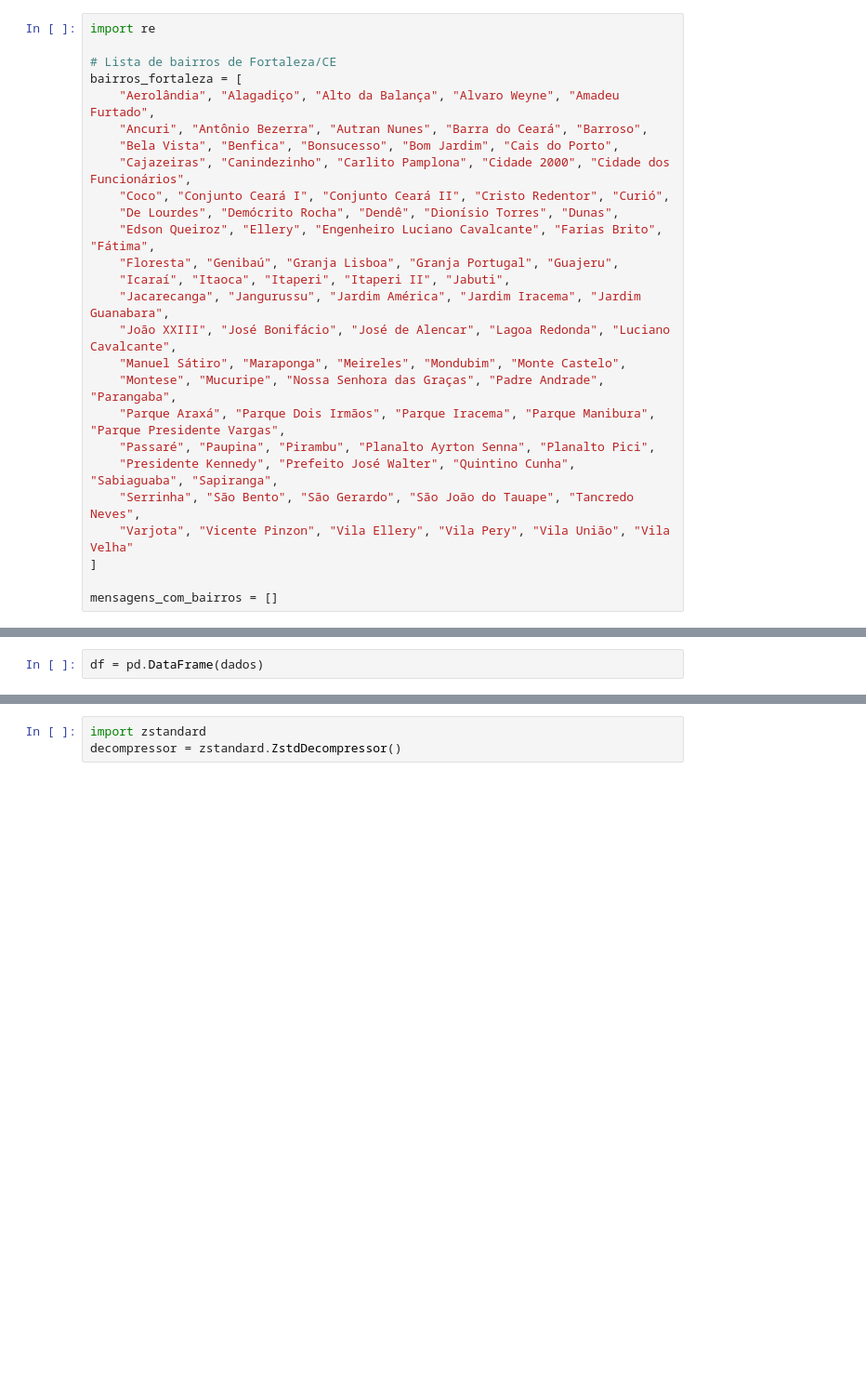
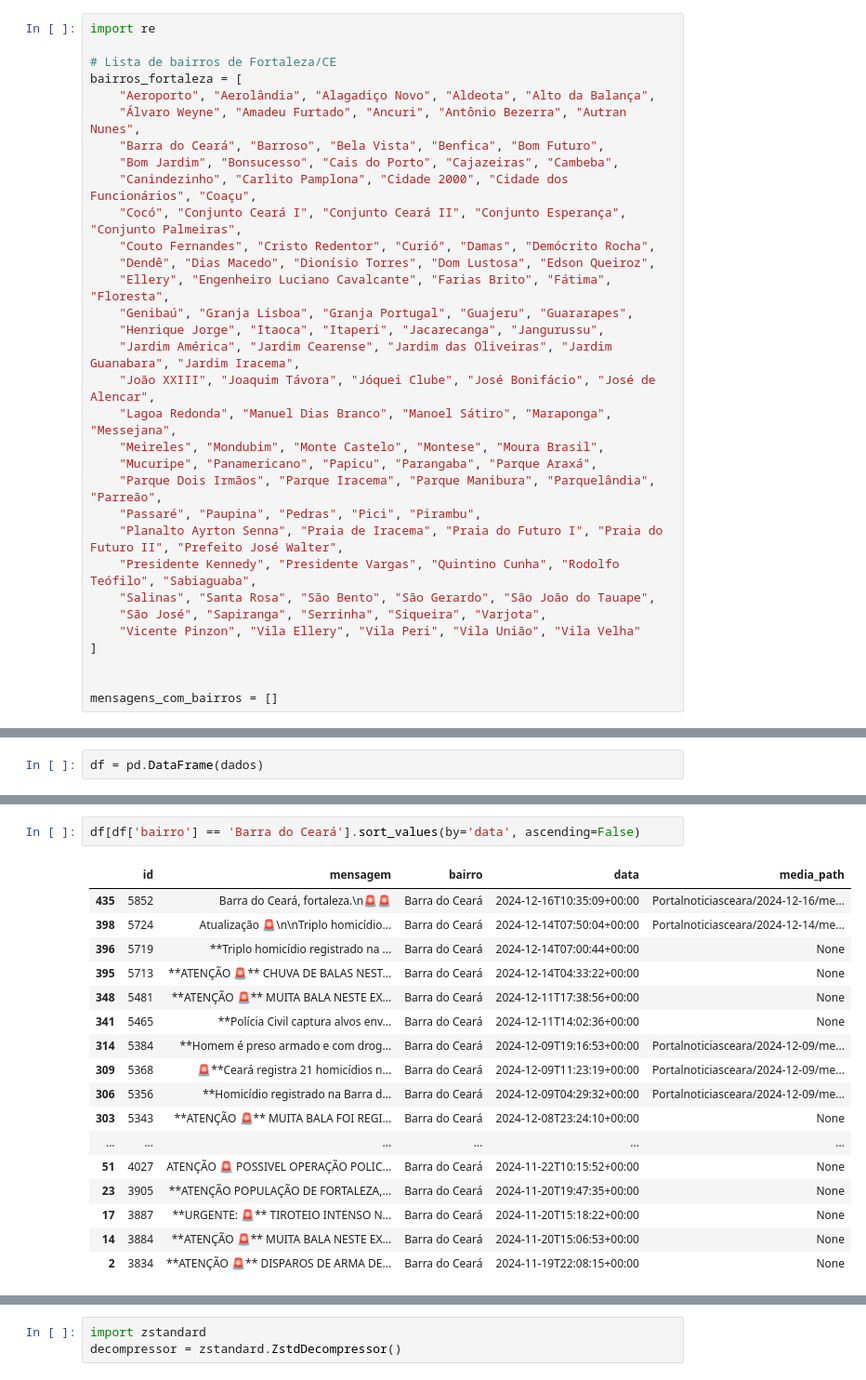
Before and after one commit to nycolasdiaas/zarea-de-risco, a Jupyter notebook: notebooks/nlp_implementation.ipynb, the cells around one changed output, grey strips where cells are left out. Shown at 93% size. Saved outputs shown, nothing was run; the diff lists cells and outputs as text; blank space fills up the shorter version.

Commit message:
feat/estruturando_data_processing

```diff
--- a/notebooks/nlp_implementation.ipynb
+++ b/notebooks/nlp_implementation.ipynb
@@ -18,26 +18,32 @@ import re
 
 # Lista de bairros de Fortaleza/CE
 bairros_fortaleza = [
-    "Aerolândia", "Alagadiço", "Alto da Balança", "Alvaro Weyne", "Amadeu Furtado",
-    "Ancuri", "Antônio Bezerra", "Autran Nunes", "Barra do Ceará", "Barroso",
-    "Bela Vista", "Benfica", "Bonsucesso", "Bom Jardim", "Cais do Porto",
-    "Cajazeiras", "Canindezinho", "Carlito Pamplona", "Cidade 2000", "Cidade dos Funcionários",
-    "Coco", "Conjunto Ceará I", "Conjunto Ceará II", "Cristo Redentor", "Curió",
-    "De Lourdes", "Demócrito Rocha", "Dendê", "Dionísio Torres", "Dunas",
-    "Edson Queiroz", "Ellery", "Engenheiro Luciano Cavalcante", "Farias Brito", "Fátima",
-    "Floresta", "Genibaú", "Granja Lisboa", "Granja Portugal", "Guajeru",
-    "Icaraí", "Itaoca", "Itaperi", "Itaperi II", "Jabuti",
-    "Jacarecanga", "Jangurussu", "Jardim América", "Jardim Iracema", "Jardim Guanabara",
-    "João XXIII", "José Bonifácio", "José de Alencar", "Lagoa Redonda", "Luciano Cavalcante",
-    "Manuel Sátiro", "Maraponga", "Meireles", "Mondubim", "Monte Castelo",
-    "Montese", "Mucuripe", "Nossa Senhora das Graças", "Padre Andrade", "Parangaba",
-    "Parque Araxá", "Parque Dois Irmãos", "Parque Iracema", "Parque Manibura", "Parque Presidente Vargas",
-    "Passaré", "Paupina", "Pirambu", "Planalto Ayrton Senna", "Planalto Pici",
-    "Presidente Kennedy", "Prefeito José Walter", "Quintino Cunha", "Sabiaguaba", "Sapiranga",
-    "Serrinha", "São Bento", "São Gerardo", "São João do Tauape", "Tancredo Neves",
-    "Varjota", "Vicente Pinzon", "Vila Ellery", "Vila Pery", "Vila União", "Vila Velha"
+    "Aeroporto", "Aerolândia", "Alagadiço Novo", "Aldeota", "Alto da Balança",
+    "Álvaro Weyne", "Amadeu Furtado", "Ancuri", "Antônio Bezerra", "Autran Nunes",
+    "Barra do Ceará", "Barroso", "Bela Vista", "Benfica", "Bom Futuro",
+    "Bom Jardim", "Bonsucesso", "Cais do Porto", "Cajazeiras", "Cambeba",
+    "Canindezinho", "Carlito Pamplona", "Cidade 2000", "Cidade dos Funcionários", "Coaçu",
+    "Cocó", "Conjunto Ceará I", "Conjunto Ceará II", "Conjunto Esperança", "Conjunto Palmeiras",
+    "Couto Fernandes", "Cristo Redentor", "Curió", "Damas", "Demócrito Rocha",
+    "Dendê", "Dias Macedo", "Dionísio Torres", "Dom Lustosa", "Edson Queiroz",
+    "Ellery", "Engenheiro Luciano Cavalcante", "Farias Brito", "Fátima", "Floresta",
+    "Genibaú", "Granja Lisboa", "Granja Portugal", "Guajeru", "Guararapes",
+    "Henrique Jorge", "Itaoca", "Itaperi", "Jacarecanga", "Jangurussu",
+    "Jardim América", "Jardim Cearense", "Jardim das Oliveiras", "Jardim Guanabara", "Jardim Iracema",
+    "João XXIII", "Joaquim Távora", "Jóquei Clube", "José Bonifácio", "José de Alencar",
+    "Lagoa Redonda", "Manuel Dias Branco", "Manoel Sátiro", "Maraponga", "Messejana",
+    "Meireles", "Mondubim", "Monte Castelo", "Montese", "Moura Brasil",
+    "Mucuripe", "Panamericano", "Papicu", "Parangaba", "Parque Araxá",
+    "Parque Dois Irmãos", "Parque Iracema", "Parque Manibura", "Parquelândia", "Parreão",
+    "Passaré", "Paupina", "Pedras", "Pici", "Pirambu",
+    "Planalto Ayrton Senna", "Praia de Iracema", "Praia do Futuro I", "Praia do Futuro II", "Prefeito José Walter",
+    "Presidente Kennedy", "Presidente Vargas", "Quintino Cunha", "Rodolfo Teófilo", "Sabiaguaba",
+    "Salinas", "Santa Rosa", "São Bento", "São Gerardo", "São João do Tauape",
+    "São José", "Sapiranga", "Serrinha", "Siqueira", "Varjota",
+    "Vicente Pinzon", "Vila Ellery", "Vila Peri", "Vila União", "Vila Velha"
 ]
 
+
 mensagens_com_bairros = []
 # %%
 import unicodedata
@@ -134 +149,21 @@ df.tail()
+# %%
+df[df['bairro'] == 'Barra do Ceará'].sort_values(by='data', ascending=False)
+# %% [output]
+|  | id | mensagem | bairro | data | media_path |
+| 435 | 5852 | Barra do Ceará, fortaleza.\n🚨🚨 | Barra do Ceará | 2024-12-16T10:35:09+00:00 | Portalnoticiasceara/2024-12-16/me... |
+| 398 | 5724 | Atualização 🚨\n\nTriplo homicídio... | Barra do Ceará | 2024-12-14T07:50:04+00:00 | Portalnoticiasceara/2024-12-14/me... |
+| 396 | 5719 | **Triplo homicídio registrado na ... | Barra do Ceará | 2024-12-14T07:00:44+00:00 | None |
+| 395 | 5713 | **ATENÇÃO 🚨** CHUVA DE BALAS NEST... | Barra do Ceará | 2024-12-14T04:33:22+00:00 | None |
+| 348 | 5481 | **ATENÇÃO 🚨** MUITA BALA NESTE EX... | Barra do Ceará | 2024-12-11T17:38:56+00:00 | None |
+| 341 | 5465 | **Polícia Civil captura alvos env... | Barra do Ceará | 2024-12-11T14:02:36+00:00 | None |
+| 314 | 5384 | **Homem é preso armado e com drog... | Barra do Ceará | 2024-12-09T19:16:53+00:00 | Portalnoticiasceara/2024-12-09/me... |
+| 309 | 5368 | 🚨**Ceará registra 21 homicídios n... | Barra do Ceará | 2024-12-09T11:23:19+00:00 | Portalnoticiasceara/2024-12-09/me... |
+| 306 | 5356 | **Homicídio registrado na Barra d... | Barra do Ceará | 2024-12-09T04:29:32+00:00 | Portalnoticiasceara/2024-12-09/me... |
+| 303 | 5343 | **ATENÇÃO 🚨** MUITA BALA FOI REGI... | Barra do Ceará | 2024-12-08T23:24:10+00:00 | None |
+| ... | ... | ... | ... | ... | ... |
+| 51 | 4027 | ATENÇÃO 🚨 POSSIVEL OPERAÇÃO POLIC... | Barra do Ceará | 2024-11-22T10:15:52+00:00 | None |
+| 23 | 3905 | **ATENÇÃO POPULAÇÃO DE FORTALEZA,... | Barra do Ceará | 2024-11-20T19:47:35+00:00 | None |
+| 17 | 3887 | **URGENTE: 🚨** TIROTEIO INTENSO N... | Barra do Ceará | 2024-11-20T15:18:22+00:00 | None |
+| 14 | 3884 | **ATENÇÃO 🚨** MUITA BALA NESTE EX... | Barra do Ceará | 2024-11-20T15:06:53+00:00 | None |
+| 2 | 3834 | **ATENÇÃO 🚨** DISPAROS DE ARMA DE... | Barra do Ceará | 2024-11-19T22:08:15+00:00 | None |
 # %%
```
Also changed, not shown: parts of 7 cells of this notebook, 1 other file.
